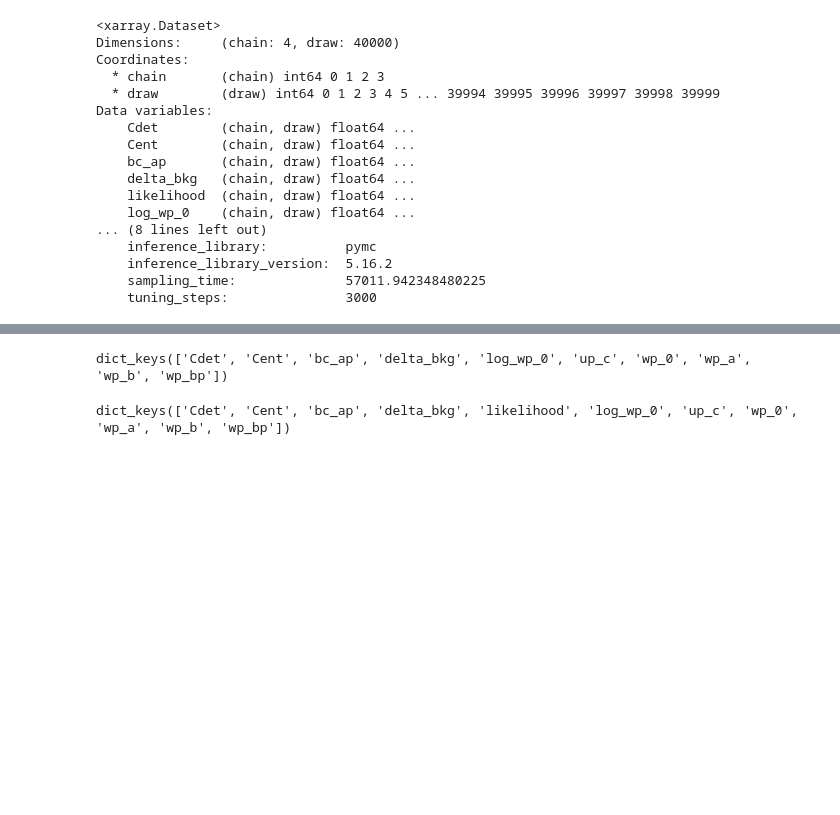
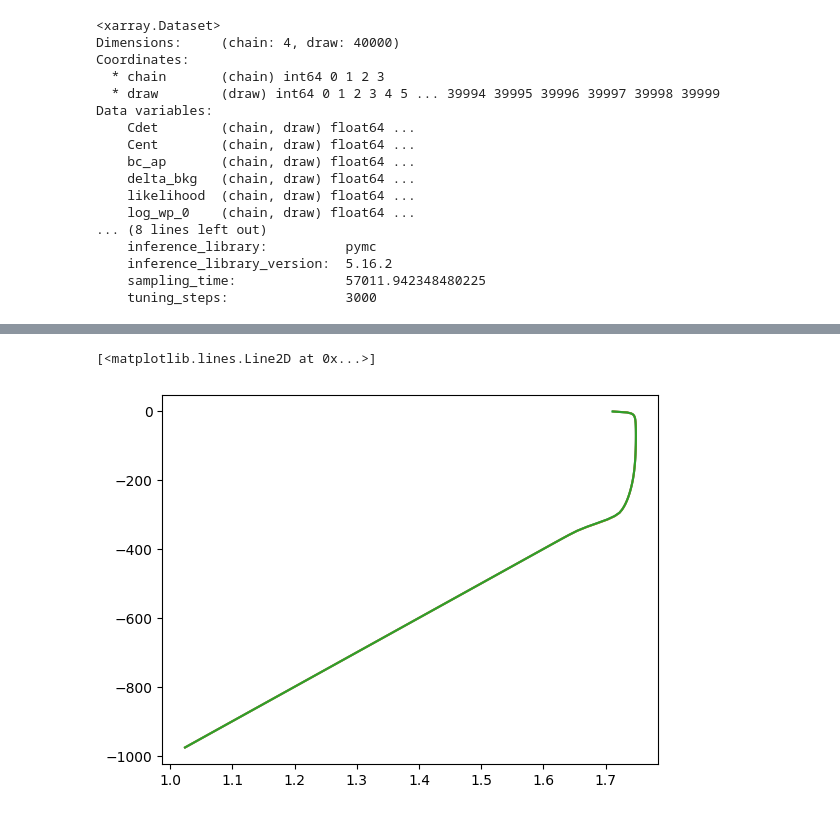
Before and after one commit to ManolisPerrot/edmf_estimation, a Jupyter notebook: temp.ipynb, the cells around one changed output, grey strips where cells are left out. Drawn from its saved outputs; the diff is of its cells as text; code cells hidden in the pictures; blank space fills up the shorter version.

```diff
--- a/temp.ipynb
+++ b/temp.ipynb
@@ -61,7 +70,7 @@ ds['likelihood'][0][slicer]
 ds_sliced = { key: ds[key][0, slicer] for key in ds.data_vars.keys() }
 
 nsubsample = len(ds_sliced['likelihood'])
-number_of_draws = 10
+number_of_draws = 100
 subsample_indices = np.random.choice(nsubsample, number_of_draws, replace=False)
 ds_subsampled = {key: ds_sliced[key][subsample_indices] for key in ds_sliced.keys()}
 
@@ -95,5 +104,3 @@ def run_scm(params_to_estimate,case,draw):
     print('Running SCM with the following parameters:', params)
     scm = SCM(**params)
     scm.run_direct()            # Run the SCM
-# %%
-ds_subsampled.remove('likelihood')
@@ -113,8 +134,14 @@ params_to_estimate = {key: ds_subsampled[key][draw] for key in ds_subsampled.key
-# %%
-params_to_estimate.keys()
-# %% [output]
-dict_keys(['Cdet', 'Cent', 'bc_ap', 'delta_bkg', 'log_wp_0', 'up_c', 'wp_0', 'wp_a', 'wp_b', 'wp_bp'])
-# %%
-ds_subsampled.keys()
-# %% [output]
-dict_keys(['Cdet', 'Cent', 'bc_ap', 'delta_bkg', 'likelihood', 'log_wp_0', 'up_c', 'wp_0', 'wp_a', 'wp_b', 'wp_bp'])
+# %%
+cases = ['FC500','W005_C500_NO_COR']
+
+profiles = {}
+for case in cases:
+    profiles[case] = [None]*number_of_draws
+    for draw in range(number_of_draws):
+        profiles[case][draw] = xr.open_dataset('plotting_outputs/'+case+str(draw)+'.nc')
+
+mean_temp = 1/number_of_draws* sum(profiles['FC500'][i]['temp'] for i in range(number_of_draws))
+var_temp = 1/number_of_draws* sum(profiles['FC500'][i]['temp']**2 for i in range(number_of_draws)) - mean_temp**2
+# %% [output]
+[<matplotlib.lines.Line2D at 0x...>]
+[figure, added]
```
Also changed, not shown: parts of 6 cells of this notebook, 29 other files.
